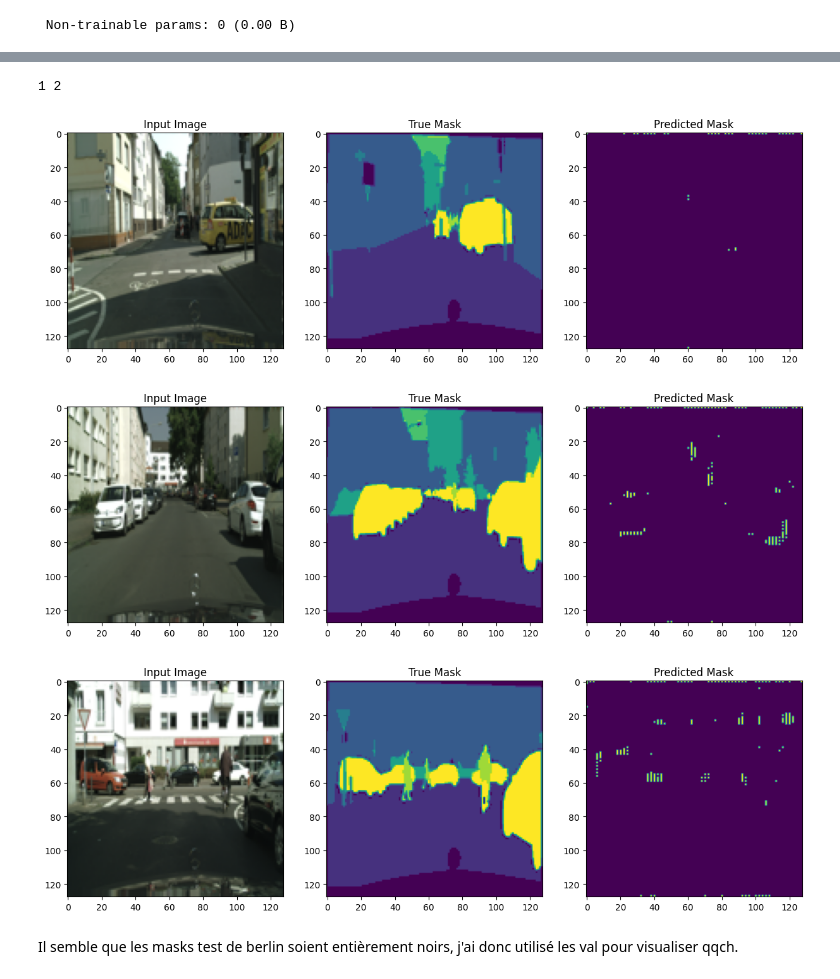
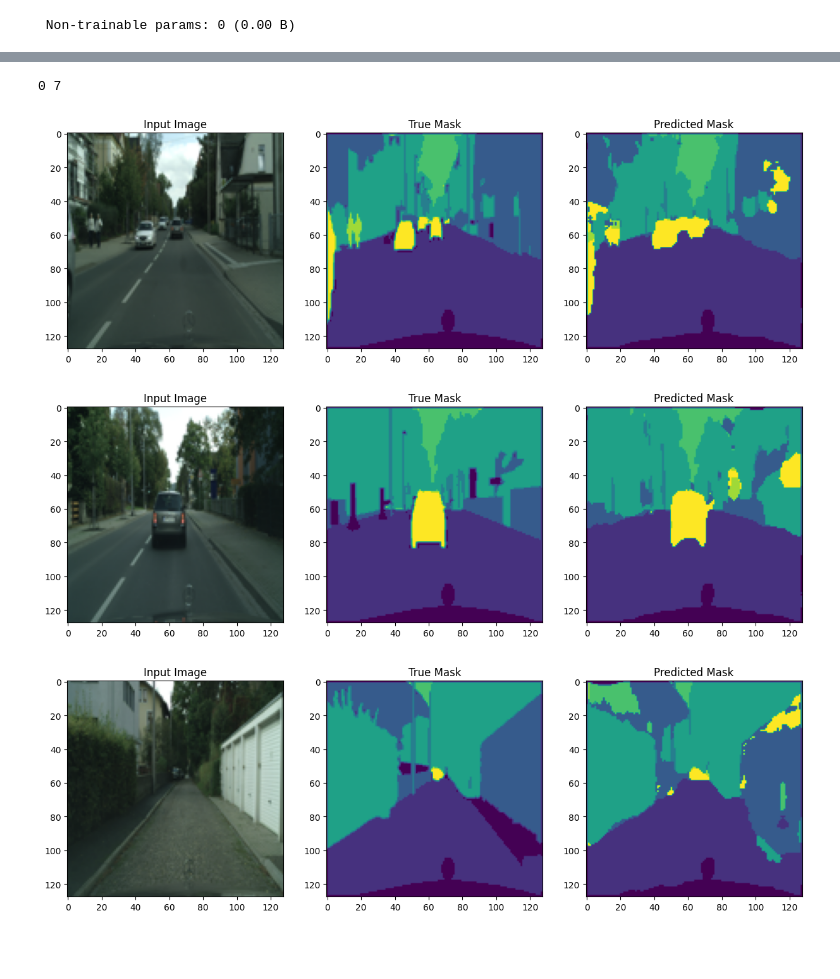
Before and after one commit to YANNBEN2310/DETECTION_RECOGNITION, a Jupyter notebook: dr_oph.ipynb, the cells around one changed output, grey strips where cells are left out. Drawn from its saved outputs; the diff is of its cells as text; code cells hidden in the pictures; blank space fills up the shorter version.

```diff
--- a/dr_oph.ipynb
+++ b/dr_oph.ipynb
@@ -209,6 +210,8 @@ def get_numpy_mask_from_image(mask_img):
 path = "C:/Users/Engasser Ophélie/Desktop/DR_Project/data_y/y_train_mask_stuttgart/stuttgart_000000_000019_gtFine_labelIds.png"
 # %%
 path = "C:/Users/Engasser Ophélie/Desktop/DR_Project/data_y/y_train_mask_stuttgart/stuttgart_000000_000019_gtFine_color.png"
+# %%
+path = "C:/Users/Engasser Ophélie/Desktop/DR_Project/data_y/y_test_mask_berlin/berlin_000000_000019_gtFine_labelIds.png"
 # %%
 image = Image.open(path)
 # %%
@@ -299,7 +313,6 @@ def load_mask(mask_path, size=(128, 128)):
     mask = Image.open(mask_path).resize(size)
     return np.array(mask)  # Label IDs (no normalization)
 # %%
-# Exemple d'utilisation avec redimensionnement
 train_images = []
 train_masks = []
 val_images = []
@@ -307,15 +320,15 @@ val_masks = []
 test_images = []
 test_masks = []
 
-# Chemins des répertoires
-train_images_dir = "C:/Users/Engasser Ophélie/Desktop/DR_Project/data_X/X_train_stuttgart"
-train_masks_dir = "C:/Users/Engasser Ophélie/Desktop/DR_Project/data_y/y_train_mask_stuttgart"
+# chemins des répertoires
+train_images_dir = "C:/Users/Engasser Ophélie/Desktop/DR_Project/data_X/X_train_stuttgart_tubingen_strasbourg_ulm_bremen_hamburg_zurich"
+train_masks_dir = "C:/Users/Engasser Ophélie/Desktop/DR_Project/data_y/y_train_mask_stuttgart_tubingen_strasbourg_ulm_bremen_hamburg_zurich"
 val_images_dir = "C:/Users/Engasser Ophélie/Desktop/DR_Project/data_X/X_val_frankfurt"
 val_masks_dir = "C:/Users/Engasser Ophélie/Desktop/DR_Project/data_y/y_val_mask_frankfurt"
-test_images_dir = "C:/Users/Engasser Ophélie/Desktop/DR_Project/data_X/X_test_berlin"
-test_masks_dir = "C:/Users/Engasser Ophélie/Desktop/DR_Project/data_y/y_test_mask_berlin"
+test_images_dir = "C:/Users/Engasser Ophélie/Desktop/DR_Project/data_X/X_test_jena"
+test_masks_dir = "C:/Users/Engasser Ophélie/Desktop/DR_Project/data_y/y_test_mask_jena"
 
-# Chargement des images et des masques pour l'ensemble d'entraînement
+# chargement des images et des masques pour l'ensemble d'entraînement
 for filename in os.listdir(train_images_dir):
     if filename.endswith('_leftImg8bit.png'):
         image_path = os.path.join(train_images_dir, filename)
@@ -329,7 +342,7 @@ for filename in os.listdir(train_images_dir):
             train_images.append(image)
             train_masks.append(mask)
 
-# Chargement des images et des masques pour l'ensemble de validation
+# chargement des images et des masques pour l'ensemble de validation
 for filename in os.listdir(val_images_dir):
     if filename.endswith('_leftImg8bit.png'):
         image_path = os.path.join(val_images_dir, filename)
@@ -343,7 +356,7 @@ for filename in os.listdir(val_images_dir):
             val_images.append(image)
             val_masks.append(mask)
 
-# Chargement des images et des masques pour l'ensemble de test
+# chargement des images et des masques pour l'ensemble de test
 for filename in os.listdir(test_images_dir):
     if filename.endswith('_leftImg8bit.png'):
         image_path = os.path.join(test_images_dir, filename)
@@ -357,7 +370,7 @@ for filename in os.listdir(test_images_dir):
             test_images.append(image)
             test_masks.append(mask)
 
-# Convertir les listes en tableaux numpy
+# convertir les listes en tableaux numpy
 train_images = np.array(train_images)
 train_masks = np.array(train_masks)
 val_images = np.array(val_images)
@@ -632,0 +686,8 @@ plt.show()
+# %%
+from tensorflow.keras.models import load_model
+
+# sauvegarde
+model.save('model.h5')
+
+# chargement
+model = load_model('model.h5')
@@ -633,6 +697,6 @@ plt.show()
 # %%
 # prédictions
-pred_masks = model.predict(val_images)
+pred_masks = model.predict(test_images)
 
 # convertir les prédictions en masques de classe (chaque pixel prend la valeur de la classe avec la probabilité la plus élevée)
 pred_masks = np.argmax(pred_masks, axis=-1)
@@ -641,32 +705,30 @@ pred_masks = np.argmax(pred_masks, axis=-1)
 # %%
 print(pred_masks[6].min(), pred_masks[6].max())
 # %% [output]
-1 2
+0 7
 # %%
 # visu
 num_examples = 3
 for i in range(num_examples):
     plt.figure(figsize=(15, 5))
 
     plt.subplot(1, 3, 1)
-    plt.imshow(val_images[i])
+    plt.imshow(test_images[i])
     plt.title('Input Image')
 
     plt.subplot(1, 3, 2)
-    plt.imshow(remapped_val_masks[i])
+    plt.imshow(remapped_test_masks[i])
     plt.title('True Mask')
 
     plt.subplot(1, 3, 3)
     plt.imshow(pred_masks[i])
     plt.title('Predicted Mask')
 
     plt.show()
 # %% [output]
-[figure, old version]
+[figure, new version]
-[figure, old version]
+[figure, new version]
-[figure, old version]
+[figure, new version]
-# %% [markdown]
-Il semble que les masks test de berlin soient entièrement noirs, j'ai donc utilisé les val pour visualiser qqch.
 # %%
 def iou_metric(y_true, y_pred, num_classes):
     ious = []
```
Also changed, not shown: parts of 23 cells of this notebook, 1 other file.
